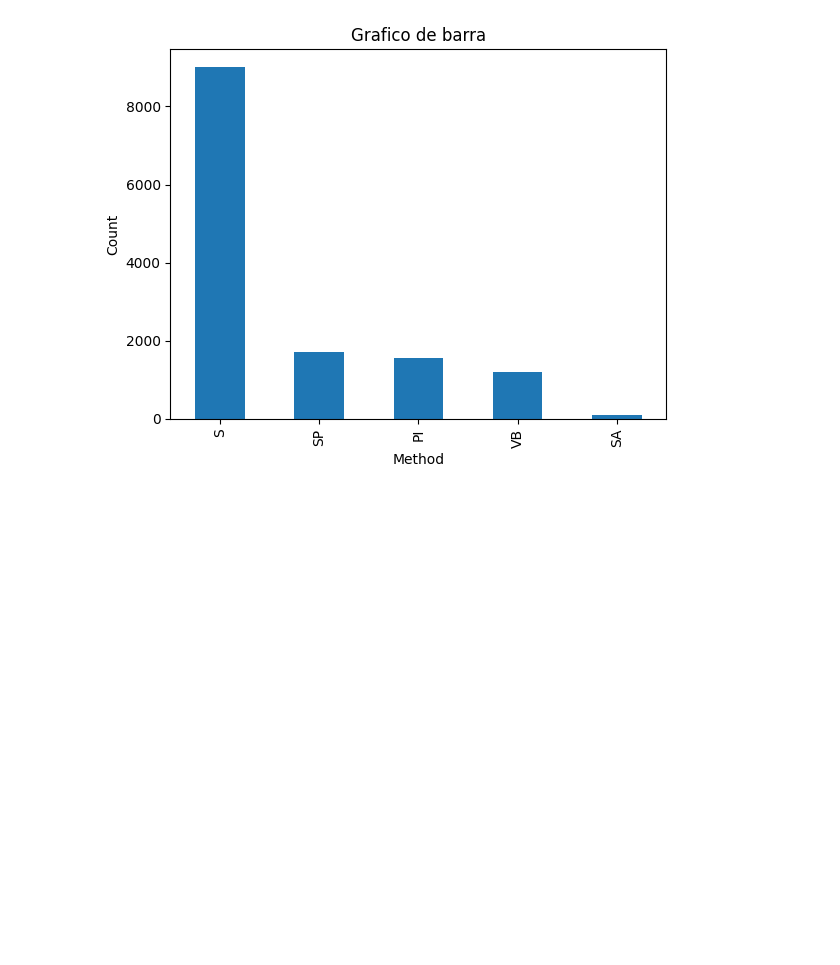
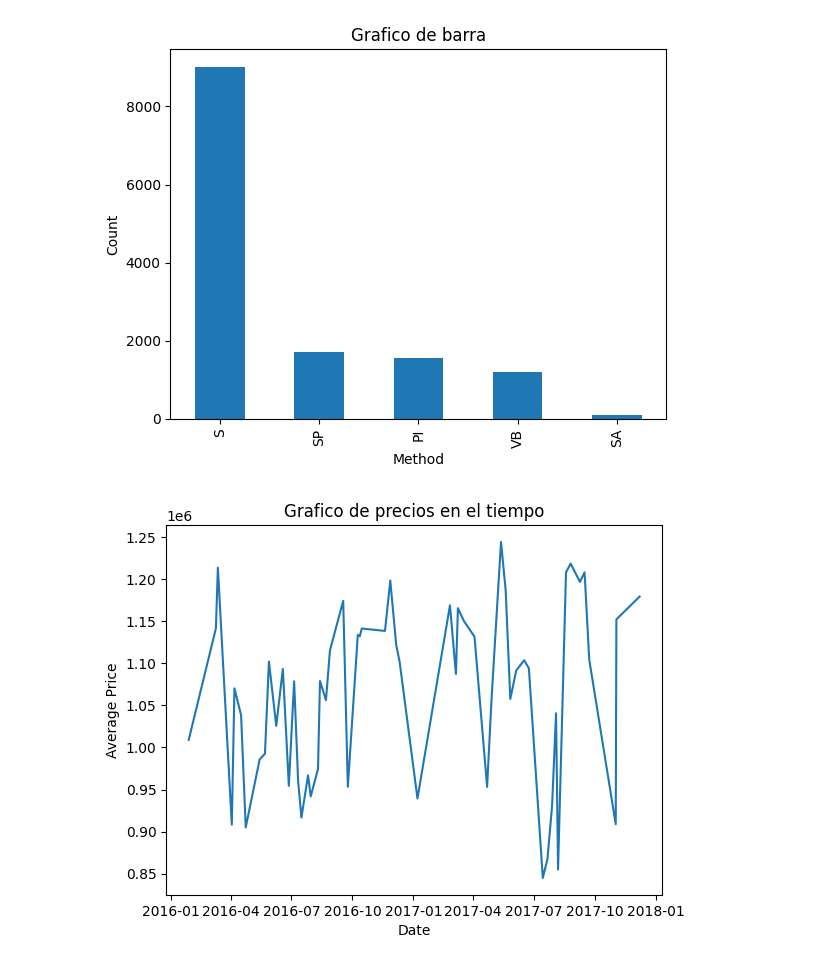
Before and after one commit to alfcastillo90/visualizaciones_datasets, a Jupyter notebook: Visualizaciones_datasets.ipynb, the cells around one changed output. Saved outputs shown, nothing was run; the diff lists cells and outputs as text; code cells hidden in the pictures; blank space fills up the shorter version.

```diff
--- a/Visualizaciones_datasets.ipynb
+++ b/Visualizaciones_datasets.ipynb
@@ -162,3 +162,14 @@ plt.title('Grafico de barra')
 plt.show()
 # %% [output]
 [figure]
+# %%
+dataset['Date'] = pd.to_datetime(dataset['Date'])
+price_date = dataset.groupby('Date')['Price'].mean()
+
+plt.plot(price_date.index, price_date.values)
+plt.xlabel('Date')
+plt.ylabel('Average Price')
+plt.title('Grafico de precios en el tiempo')
+plt.show()
+# %% [output]
+[figure, added]
```
Also changed, not shown: parts of 4 cells of this notebook.
